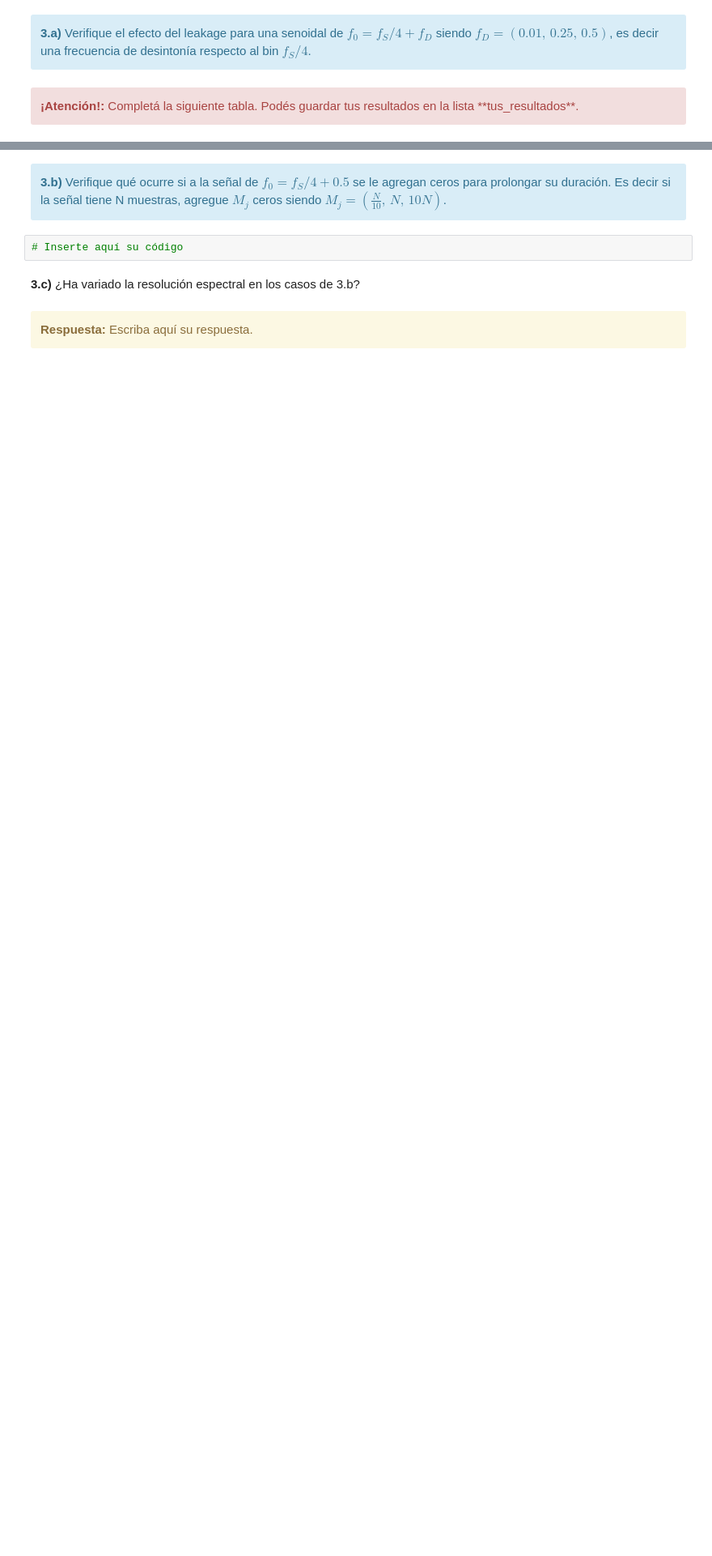
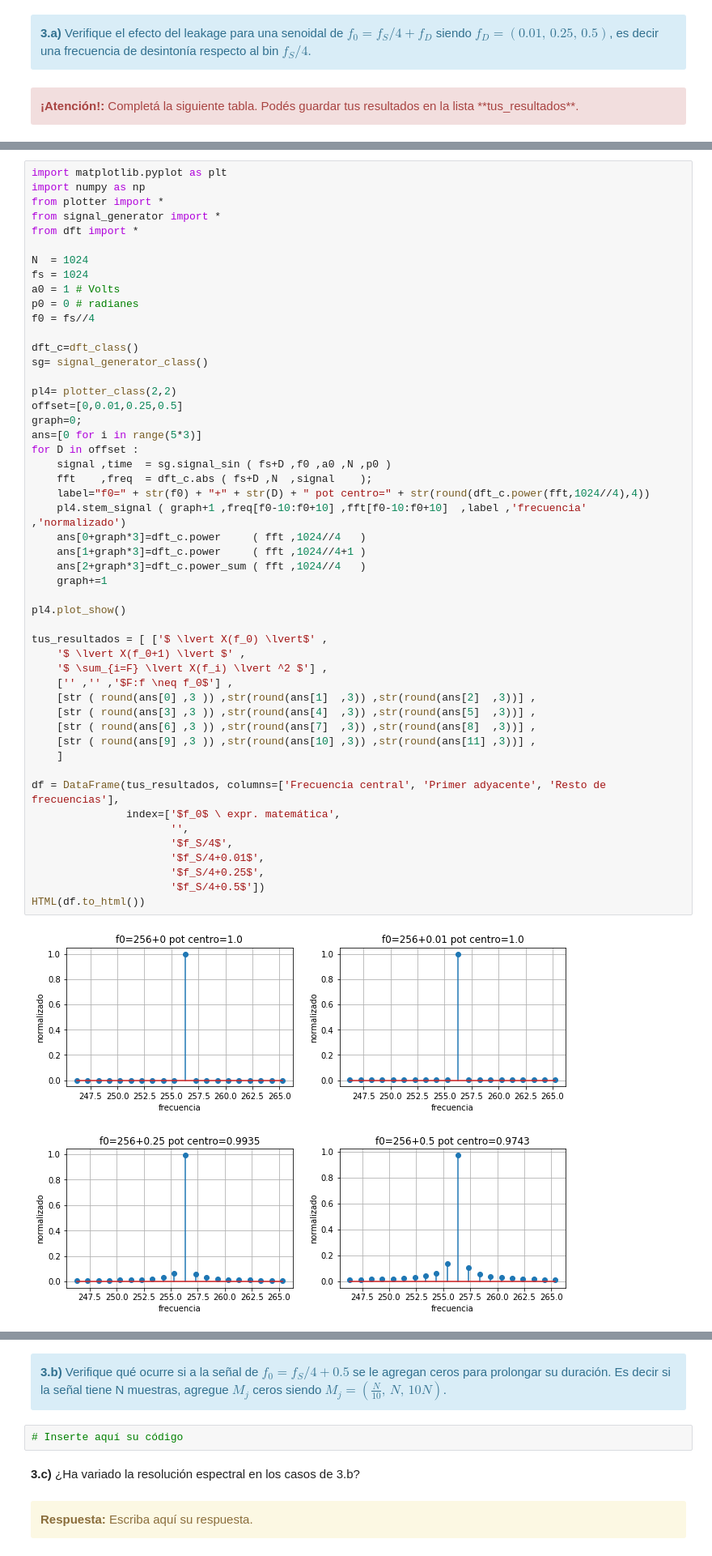
Before and after one commit to pslavkin/mse_15psf, a Jupyter notebook: TP1 - Muestreo de señales - Forurier.ipynb, the cells around one changed output, grey strips where cells are left out. Shown at 81% size. Cells and saved outputs as stored; diff of their text form; blank space fills up the shorter version.

Commit message:
haciendo el 3a, frecuencia desfasada del bin.

```diff
--- a/TP1 - Muestreo de señales - Forurier.ipynb
+++ b/TP1 - Muestreo de señales - Forurier.ipynb
@@ -453,0 +423,52 @@ HTML(df.to_html())
+# %%
+import matplotlib.pyplot as plt
+import numpy as np
+from plotter import *
+from signal_generator import *
+from dft import *
+
+N  = 1024
+fs = 1024
+a0 = 1 # Volts
+p0 = 0 # radianes
+f0 = fs//4
+
+dft_c=dft_class()
+sg= signal_generator_class()
+
+pl4= plotter_class(2,2)
+offset=[0,0.01,0.25,0.5]
+graph=0;
+ans=[0 for i in range(5*3)]
+for D in offset :
+    signal ,time  = sg.signal_sin ( fs+D ,f0 ,a0 ,N ,p0 )
+    fft    ,freq  = dft_c.abs ( fs+D ,N  ,signal    );
+    label="f0=" + str(f0) + "+" + str(D) + " pot centro=" + str(round(dft_c.power(fft,1024//4),4))
+    pl4.stem_signal ( graph+1 ,freq[f0-10:f0+10] ,fft[f0-10:f0+10]  ,label ,'frecuencia' ,'normalizado')
+    ans[0+graph*3]=dft_c.power     ( fft ,1024//4   )
+    ans[1+graph*3]=dft_c.power     ( fft ,1024//4+1 )
+    ans[2+graph*3]=dft_c.power_sum ( fft ,1024//4   )
+    graph+=1
+
+pl4.plot_show()
+
+tus_resultados = [ ['$ \lvert X(f_0) \lvert$' ,
+    '$ \lvert X(f_0+1) \lvert $' ,
+    '$ \sum_{i=F} \lvert X(f_i) \lvert ^2 $'] ,
+    ['' ,'' ,'$F:f \neq f_0$'] ,
+    [str ( round(ans[0] ,3 )) ,str(round(ans[1]  ,3)) ,str(round(ans[2]  ,3))] ,
+    [str ( round(ans[3] ,3 )) ,str(round(ans[4]  ,3)) ,str(round(ans[5]  ,3))] ,
+    [str ( round(ans[6] ,3 )) ,str(round(ans[7]  ,3)) ,str(round(ans[8]  ,3))] ,
+    [str ( round(ans[9] ,3 )) ,str(round(ans[10] ,3)) ,str(round(ans[11] ,3))] ,
+    ]
+
+df = DataFrame(tus_resultados, columns=['Frecuencia central', 'Primer adyacente', 'Resto de frecuencias'],
+               index=['$f_0$ \ expr. matemática',
+                      '',
+                      '$f_S/4$',
+                      '$f_S/4+0.01$',
+                      '$f_S/4+0.25$',
+                      '$f_S/4+0.5$'])
+HTML(df.to_html())
+# %% [output]
+[figure, added]
```
Also changed, not shown: parts of 19 cells of this notebook, 5 other files.
